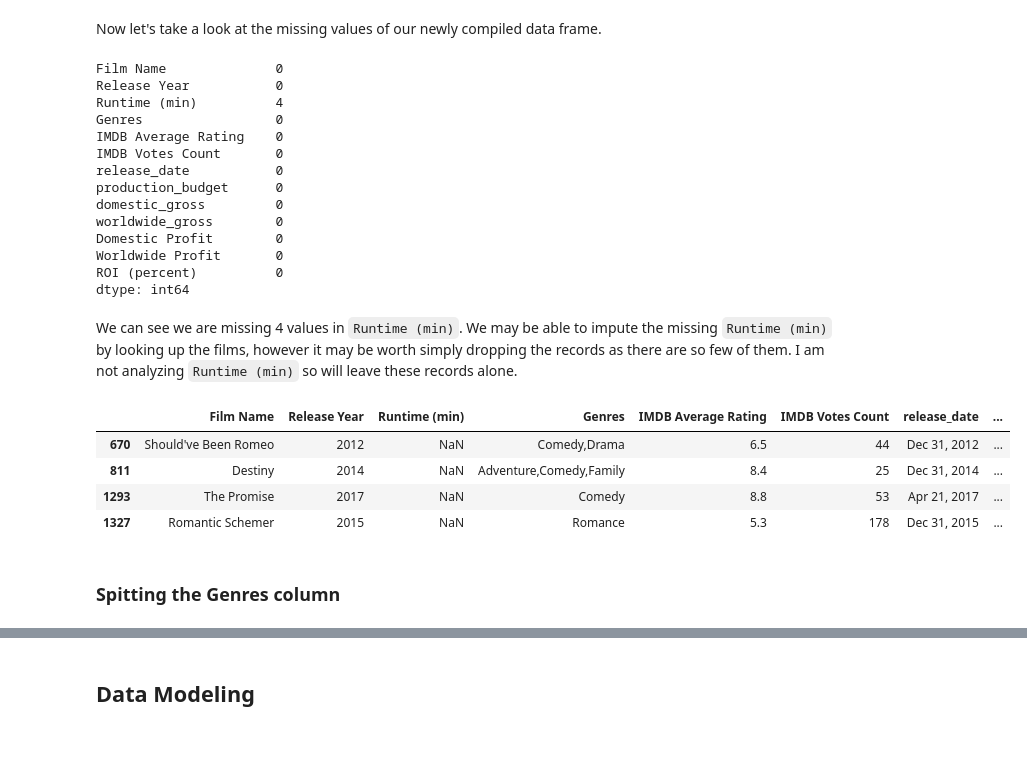
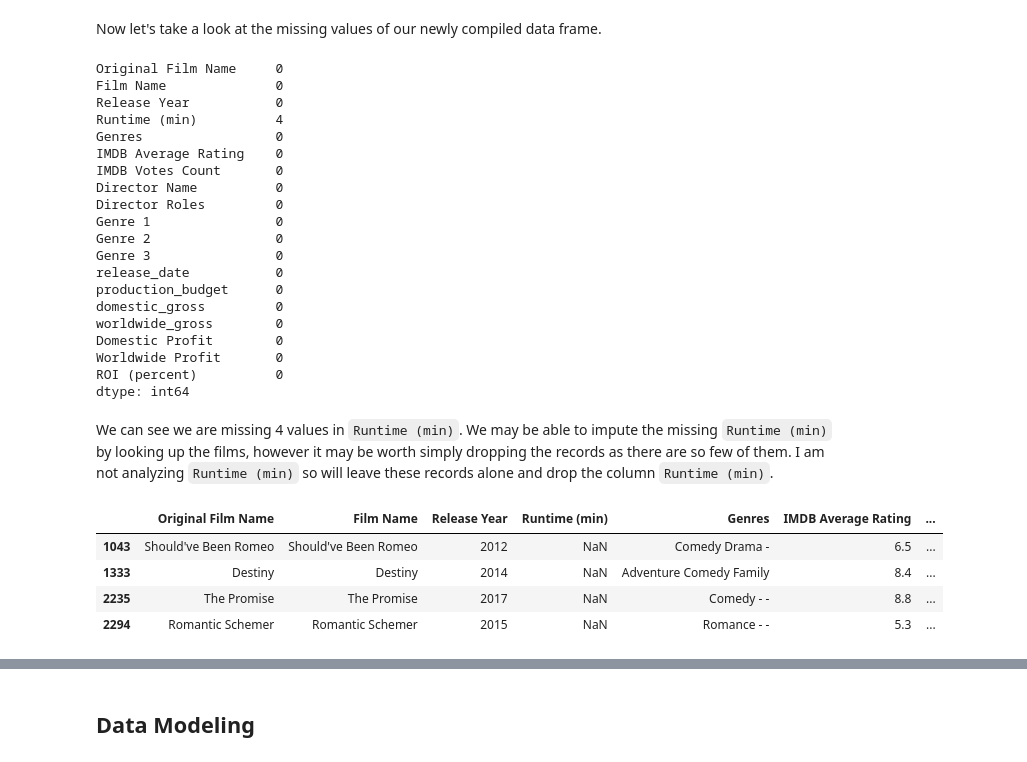
Before and after one commit to aokdata/Film_Performance_EDA, a Jupyter notebook: Film_Performance_EDA.ipynb, the cells around one changed output, grey strips where cells are left out. Drawn from its saved outputs; the diff is of its cells as text; code cells hidden in the pictures.

```diff
--- a/Film_Performance_EDA.ipynb
+++ b/Film_Performance_EDA.ipynb
@@ -170,0 +342,2 @@ mov_budgets_df.head()
+# %%
+mov_budgets_df["release_date"] = pd.to_datetime(mov_budgets_df["release_date"] )
@@ -178,4 +364,4 @@ Merging based on the following columns in each data frame:
 - mov_budgets_df ('movie')
 # %%
-imdb_bud_df = imdb_df.merge(mov_budgets_df, how="inner", left_on= "Original Film Name", right_on= "movie")
+genres_budgets_df = genres_df.merge(mov_budgets_df, how="inner", left_on= "Original Film Name", right_on= "movie")
 # %%
@@ -187 +371,3 @@ imdb_bud_df= imdb_bud_df[imdb_bud_df["Release Year"] == imdb_bud_df["release_yea
+# %%
+genres_budgets_df= genres_budgets_df[genres_budgets_df["Release Year"] == genres_budgets_df["release_year"]]
 # %%
@@ -207,4 +394,4 @@ Removing unwanted columns
 # %%
-imdb_bud_df = imdb_bud_df.drop(axis=1, columns = \
-            ['id','movie','Original Film Name', 'release_year'])
+genres_budgets_df = genres_budgets_df.drop(axis=1, columns = \
+            ['id','movie','release_year'])
 # %%
@@ -286,14 +408,20 @@ Why are these choices appropriate given the data and the business problem?
 # %% [markdown]
 Now let's take a look at the missing values of our newly compiled data frame.
 # %%
-budgets_df.isna().sum()
+genres_budgets_df.isna().sum()
 # %% [output]
+Original Film Name     0
 Film Name              0
 Release Year           0
 Runtime (min)          4
 Genres                 0
 IMDB Average Rating    0
 IMDB Votes Count       0
+Director Name          0
+Director Roles         0
+Genre 1                0
+Genre 2                0
+Genre 3                0
 release_date           0
 production_budget      0
 domestic_gross         0
@@ -303,14 +431,12 @@ Worldwide Profit       0
 ROI (percent)          0
 dtype: int64
 # %% [markdown]
-We can see we are missing 4 values in `Runtime (min)`. We may be able to impute the missing `Runtime (min)` by looking up the films, however it may be worth simply dropping the records as there are so few of them. I am not analyzing `Runtime (min)` so will leave these records alone.
+We can see we are missing 4 values in `Runtime (min)`. We may be able to impute the missing `Runtime (min)` by looking up the films, however it may be worth simply dropping the records as there are so few of them. I am not analyzing `Runtime (min)` so will leave these records alone and drop the column `Runtime (min)`.
 # %%
-budgets_df[budgets_df['Runtime (min)'].isna()==True]
+genres_budgets_df[genres_budgets_df['Runtime (min)'].isna()==True]
 # %% [output]
-|  | Film Name | Release Year | Runtime (min) | Genres | IMDB Average Rating | IMDB Votes Count | release_date | ... |
-| 670 | Should've Been Romeo | 2012 | NaN | Comedy,Drama | 6.5 | 44 | Dec 31, 2012 | ... |
-| 811 | Destiny | 2014 | NaN | Adventure,Comedy,Family | 8.4 | 25 | Dec 31, 2014 | ... |
-| 1293 | The Promise | 2017 | NaN | Comedy | 8.8 | 53 | Apr 21, 2017 | ... |
-| 1327 | Romantic Schemer | 2015 | NaN | Romance | 5.3 | 178 | Dec 31, 2015 | ... |
+|  | Original Film Name | Film Name | Release Year | Runtime (min) | Genres | IMDB Average Rating | ... |
+| 1043 | Should've Been Romeo | Should've Been Romeo | 2012 | NaN | Comedy Drama - | 6.5 | ... |
+| 1333 | Destiny | Destiny | 2014 | NaN | Adventure Comedy Family | 8.4 | ... |
+| 2235 | The Promise | The Promise | 2017 | NaN | Comedy - - | 8.8 | ... |
+| 2294 | Romantic Schemer | Romantic Schemer | 2015 | NaN | Romance - - | 5.3 | ... |
-# %% [markdown]
-### Spitting the Genres column
```
Also changed, not shown: parts of 159 cells of this notebook, 1 other file.
